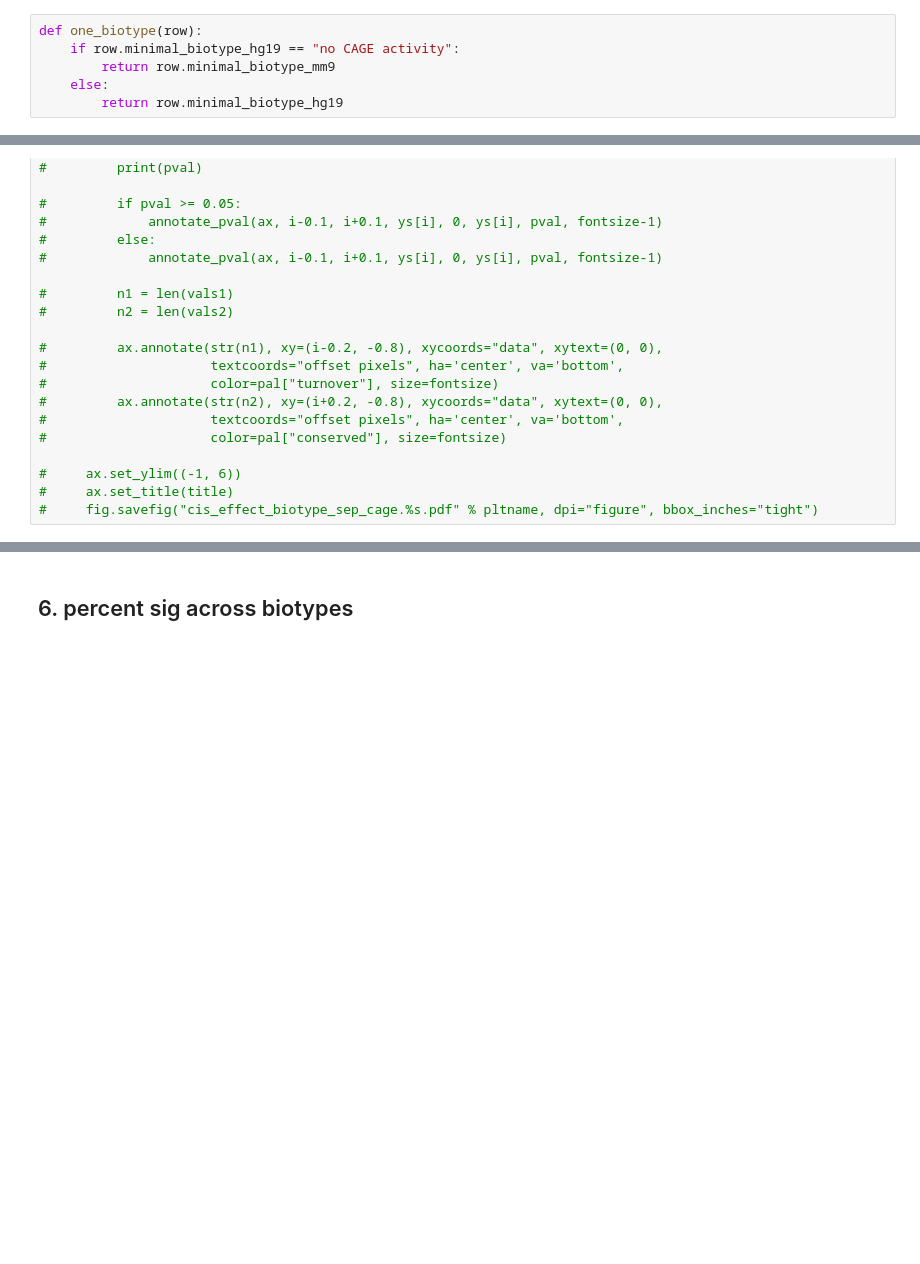
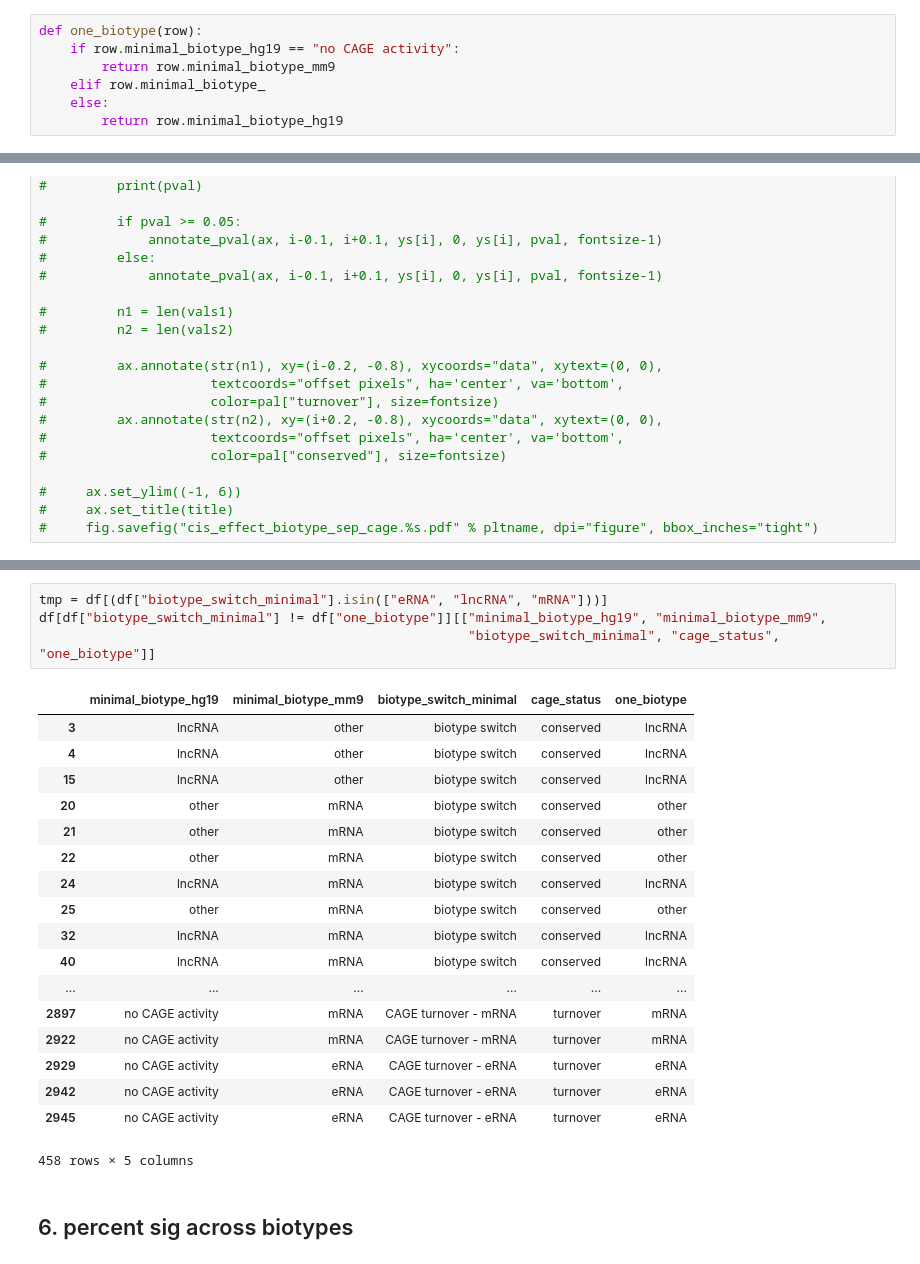
Before and after one commit to kmattioli/2019__cis_trans_MPRA, a Jupyter notebook: analysis/01__mpra/07__cis_effects/07__cis_effects.ipynb, the cells around one changed output, grey strips where cells are left out. Cells and saved outputs as stored; diff of their text form; blank space fills up the shorter version.

```diff
--- a/analysis/01__mpra/07__cis_effects/07__cis_effects.ipynb
+++ b/analysis/01__mpra/07__cis_effects/07__cis_effects.ipynb
@@ -394,6 +394,7 @@ def cage_status(row):
 def one_biotype(row):
     if row.minimal_biotype_hg19 == "no CAGE activity":
         return row.minimal_biotype_mm9
+    elif row.minimal_biotype_
     else:
         return row.minimal_biotype_hg19
 # %%
@@ -506,3 +516,26 @@ fig.savefig("cis_effect_biotype_sep_cage.pdf", dpi="figure", bbox_inches="tight"
+# %%
+tmp = df[(df["biotype_switch_minimal"].isin(["eRNA", "lncRNA", "mRNA"]))]
+df[df["biotype_switch_minimal"] != df["one_biotype"]][["minimal_biotype_hg19", "minimal_biotype_mm9",
+                                                       "biotype_switch_minimal", "cage_status", "one_biotype"]]
+# %% [output]
+|  | minimal_biotype_hg19 | minimal_biotype_mm9 | biotype_switch_minimal | cage_status | one_biotype |
+| 3 | lncRNA | other | biotype switch | conserved | lncRNA |
+| 4 | lncRNA | other | biotype switch | conserved | lncRNA |
+| 15 | lncRNA | other | biotype switch | conserved | lncRNA |
+| 20 | other | mRNA | biotype switch | conserved | other |
+| 21 | other | mRNA | biotype switch | conserved | other |
+| 22 | other | mRNA | biotype switch | conserved | other |
+| 24 | lncRNA | mRNA | biotype switch | conserved | lncRNA |
+| 25 | other | mRNA | biotype switch | conserved | other |
+| 32 | lncRNA | mRNA | biotype switch | conserved | lncRNA |
+| 40 | lncRNA | mRNA | biotype switch | conserved | lncRNA |
+| ... | ... | ... | ... | ... | ... |
+| 2897 | no CAGE activity | mRNA | CAGE turnover - mRNA | turnover | mRNA |
+| 2922 | no CAGE activity | mRNA | CAGE turnover - mRNA | turnover | mRNA |
+| 2929 | no CAGE activity | eRNA | CAGE turnover - eRNA | turnover | eRNA |
+| 2942 | no CAGE activity | eRNA | CAGE turnover - eRNA | turnover | eRNA |
+| 2945 | no CAGE activity | eRNA | CAGE turnover - eRNA | turnover | eRNA |
+458 rows × 5 columns
 # %% [markdown]
 ## 6. percent sig across biotypes
 # %%
```
Also changed, not shown: parts of 1 cell of this notebook, 15 other files.
